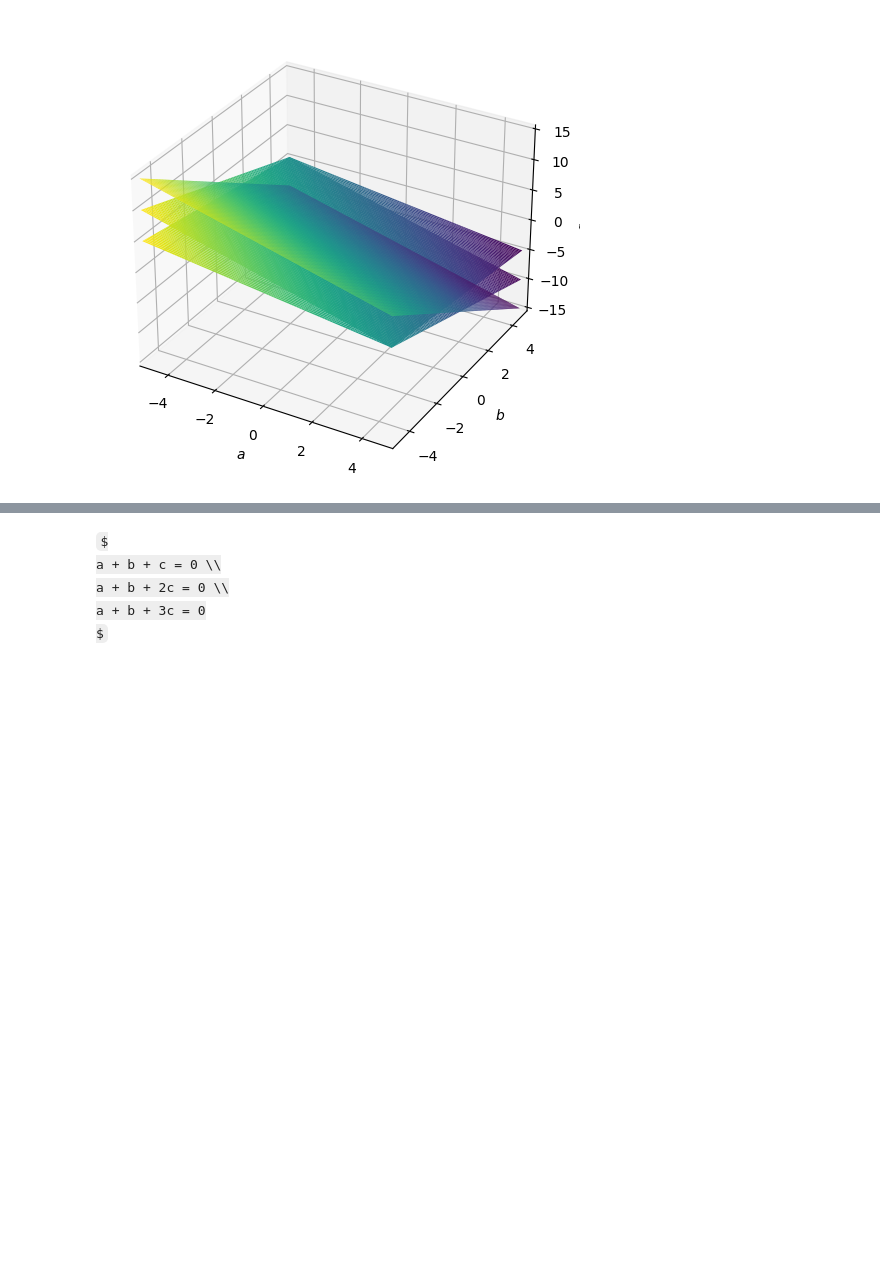
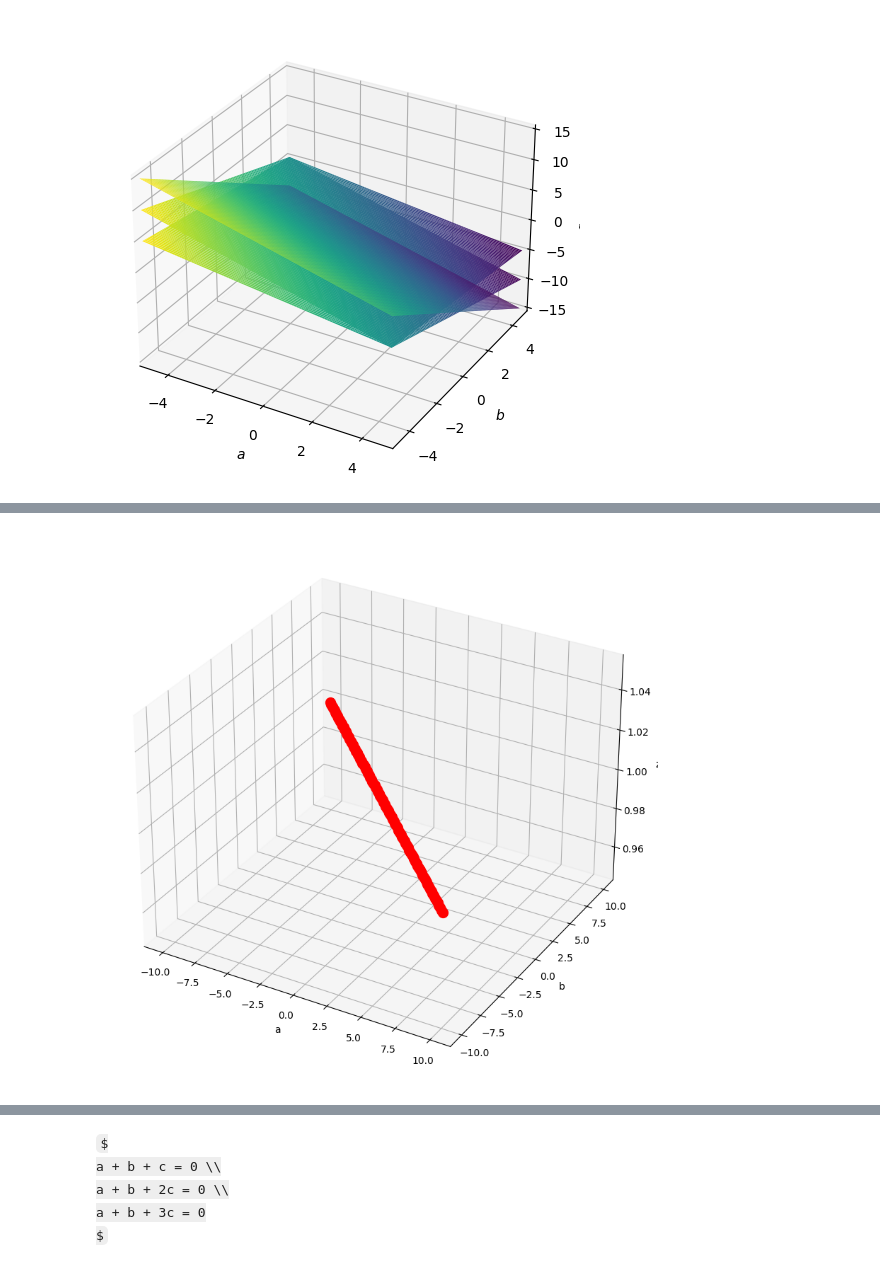
Before and after one commit to PaulToronto/DeepLearning-AI---Mathematics-for-Machine-Learning-and-Data-Science, a Jupyter notebook: 1_1_Systems_of_Linear_Equations.ipynb, the cells around one changed output, grey strips where cells are left out. Saved outputs shown, nothing was run; the diff lists cells and outputs as text; code cells hidden in the pictures; some formulas as TeX source; blank space fills up the shorter version.

```diff
--- a/1_1_Systems_of_Linear_Equations.ipynb
+++ b/1_1_Systems_of_Linear_Equations.ipynb
@@ -962,0 +1010,3 @@ plt.show()
+# %%
+a_param, b_param, c_param = solution.args[0]
+a_param, b_param, c_param
@@ -962,0 +1027,3 @@ plt.show()
+# %%
+free_param = list(a_param.free_symbols.union(b_param.free_symbols).union(c_param.free_symbols))[0]
+free_param
@@ -962,0 +1032,3 @@ plt.show()
+# %%
+free_param_vals = np.linspace(-10, 10, 100)
+free_param_vals
@@ -962,0 +1057,5 @@ plt.show()
+# %%
+a_vals = [a_param.subs(free_param, val) for val in free_param_vals]
+b_vals = [b_param.subs(free_param, val) for val in free_param_vals]
+c_vals = [c_param.subs(free_param, val) for val in free_param_vals]
+a_vals[:3], b_vals[:3], c_vals[:3]
@@ -962,0 +1064,15 @@ plt.show()
+# %%
+# plot as a series of points
+fig = plt.figure(figsize=(10, 10))
+ax = fig.add_subplot(111, projection='3d')
+
+for a, b, c in zip(a_vals, b_vals, c_vals):
+    ax.scatter(a, b, c, color='red', s=100)
+
+ax.set_xlabel('a')
+ax.set_ylabel('b')
+ax.set_zlabel('z')
+
+plt.show()
+# %% [output]
+[figure, added]
```
Also changed, not shown: parts of 41 cells of this notebook.
